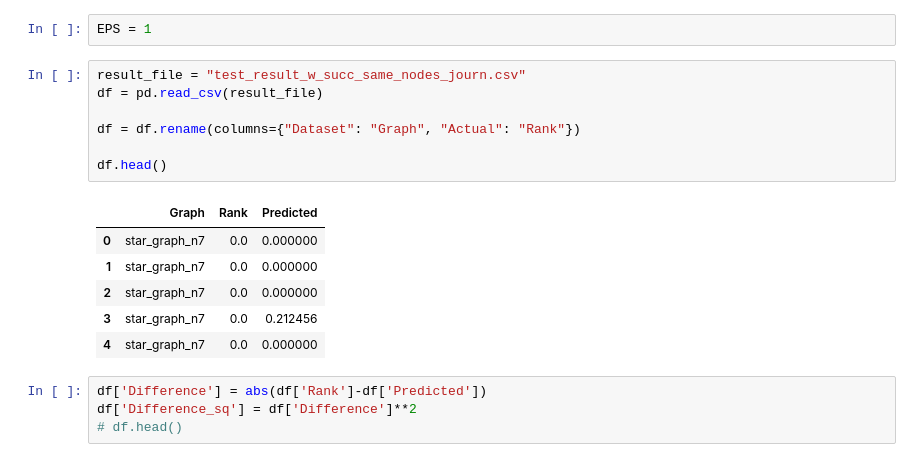
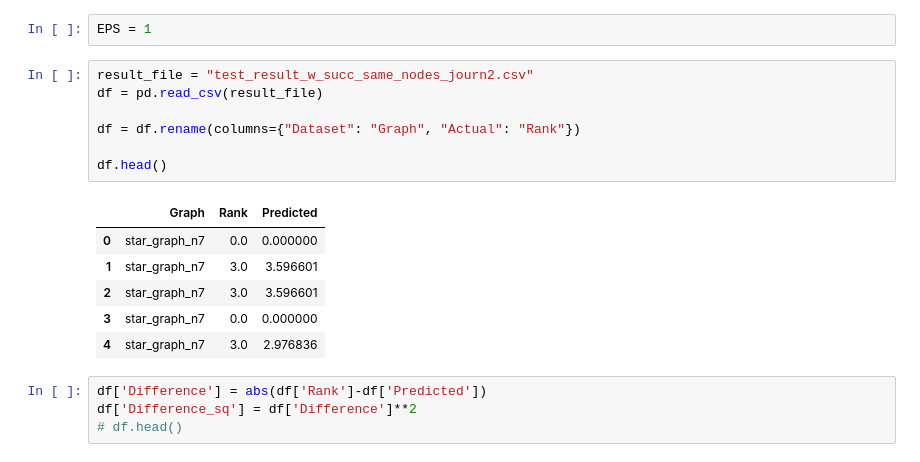
Before and after one commit to amitgaru2/cvf-python-gnn, a Jupyter notebook: gnn/analyze_test_results.ipynb, the cells around one changed output. Saved outputs shown, nothing was run; the diff lists cells and outputs as text.

```diff
--- a/gnn/analyze_test_results.ipynb
+++ b/gnn/analyze_test_results.ipynb
@@ -3,19 +3,19 @@ import pandas as pd
 # %%
 EPS = 1
 # %%
-result_file = "test_result_w_succ_same_nodes_journ.csv"
+result_file = "test_result_w_succ_same_nodes_journ2.csv"
 df = pd.read_csv(result_file)
 
 df = df.rename(columns={"Dataset": "Graph", "Actual": "Rank"})
 
 df.head()
 # %% [output]
 |  | Graph | Rank | Predicted |
 | 0 | star_graph_n7 | 0.0 | 0.000000 |
-| 1 | star_graph_n7 | 0.0 | 0.000000 |
-| 2 | star_graph_n7 | 0.0 | 0.000000 |
-| 3 | star_graph_n7 | 0.0 | 0.212456 |
-| 4 | star_graph_n7 | 0.0 | 0.000000 |
+| 1 | star_graph_n7 | 3.0 | 3.596601 |
+| 2 | star_graph_n7 | 3.0 | 3.596601 |
+| 3 | star_graph_n7 | 0.0 | 0.000000 |
+| 4 | star_graph_n7 | 3.0 | 2.976836 |
 # %%
 df['Difference'] = abs(df['Rank']-df['Predicted'])
 df['Difference_sq'] = df['Difference']**2
```
Also changed, not shown: parts of 6 cells of this notebook, 49 other files.
